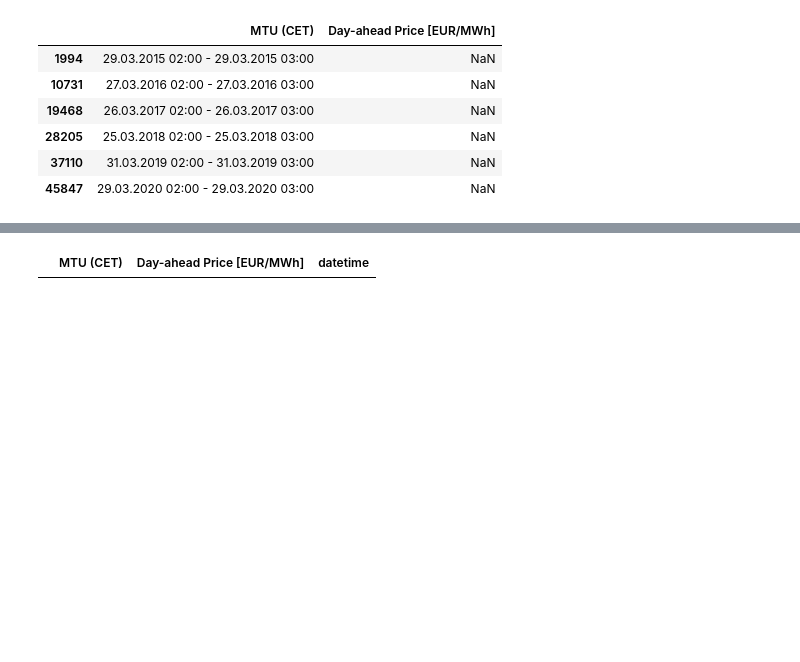
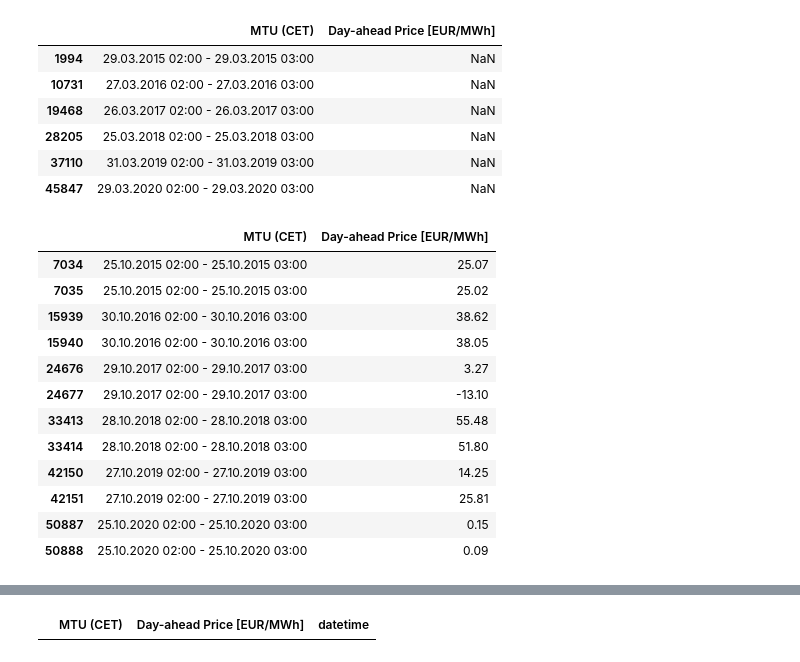
Before and after one commit to ShoCremers/DL_project, a Jupyter notebook: preprocessing.ipynb, the cells around one changed output, grey strips where cells are left out. Cells and saved outputs as stored; diff of their text form; code cells hidden in the pictures; blank space fills up the shorter version.

```diff
--- a/preprocessing.ipynb
+++ b/preprocessing.ipynb
@@ -49,3 +50,19 @@ day_ahead[day_ahead.isnull().any(axis=1)]
 # %%
 # interpolate missing day ahead price, for now using polynomial interpolation with degree 2
 day_ahead['Day-ahead Price [EUR/MWh]'] = day_ahead['Day-ahead Price [EUR/MWh]'].interpolate(method='polynomial', order=2)
+# %%
+day_ahead[day_ahead['MTU (CET)'].map(day_ahead['MTU (CET)'].value_counts()) == 2]
+# %% [output]
+|  | MTU (CET) | Day-ahead Price [EUR/MWh] |
+| 7034 | 25.10.2015 02:00 - 25.10.2015 03:00 | 25.07 |
+| 7035 | 25.10.2015 02:00 - 25.10.2015 03:00 | 25.02 |
+| 15939 | 30.10.2016 02:00 - 30.10.2016 03:00 | 38.62 |
+| 15940 | 30.10.2016 02:00 - 30.10.2016 03:00 | 38.05 |
+| 24676 | 29.10.2017 02:00 - 29.10.2017 03:00 | 3.27 |
+| 24677 | 29.10.2017 02:00 - 29.10.2017 03:00 | -13.10 |
+| 33413 | 28.10.2018 02:00 - 28.10.2018 03:00 | 55.48 |
+| 33414 | 28.10.2018 02:00 - 28.10.2018 03:00 | 51.80 |
+| 42150 | 27.10.2019 02:00 - 27.10.2019 03:00 | 14.25 |
+| 42151 | 27.10.2019 02:00 - 27.10.2019 03:00 | 25.81 |
+| 50887 | 25.10.2020 02:00 - 25.10.2020 03:00 | 0.15 |
+| 50888 | 25.10.2020 02:00 - 25.10.2020 03:00 | 0.09 |
```
Also changed, not shown: parts of 19 cells of this notebook.
